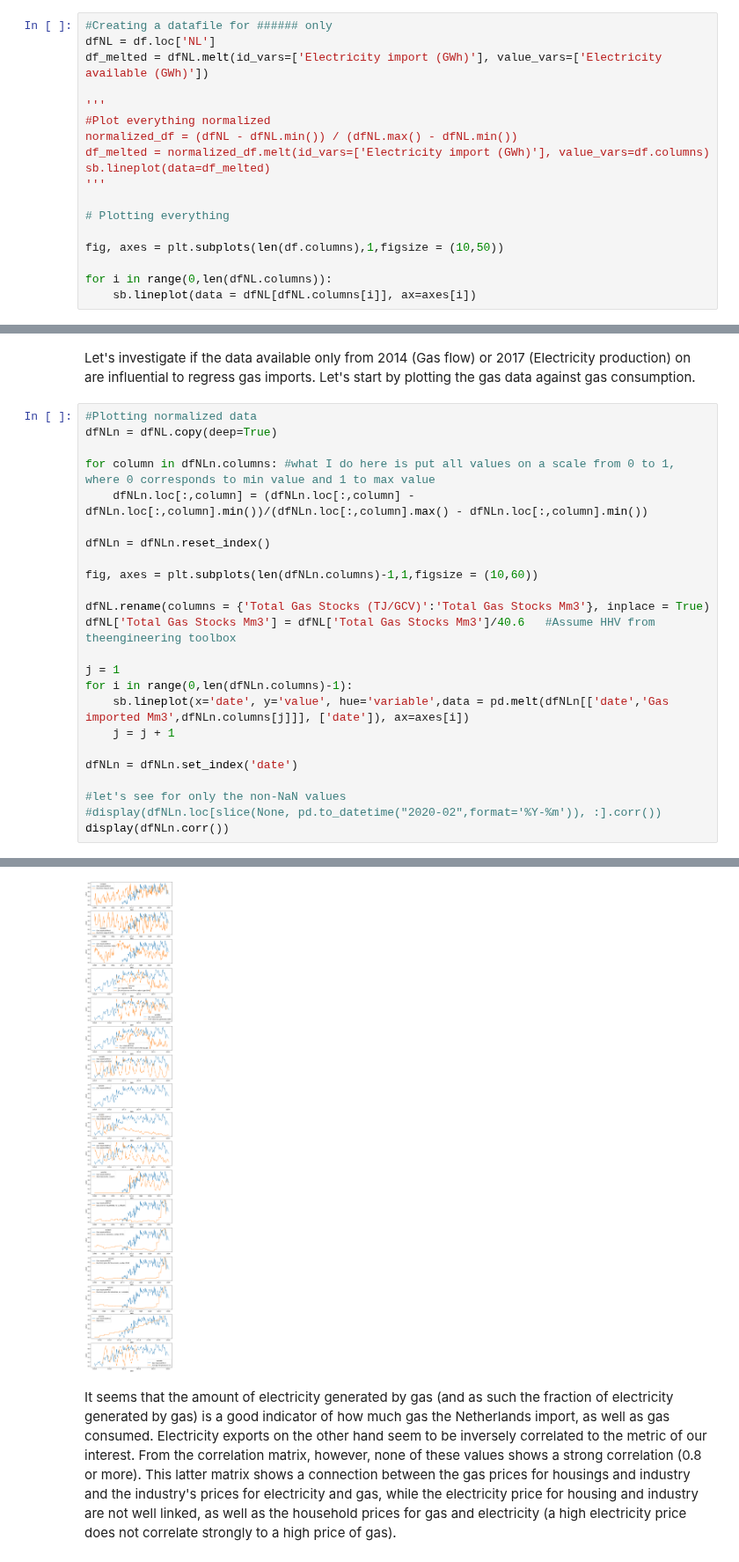
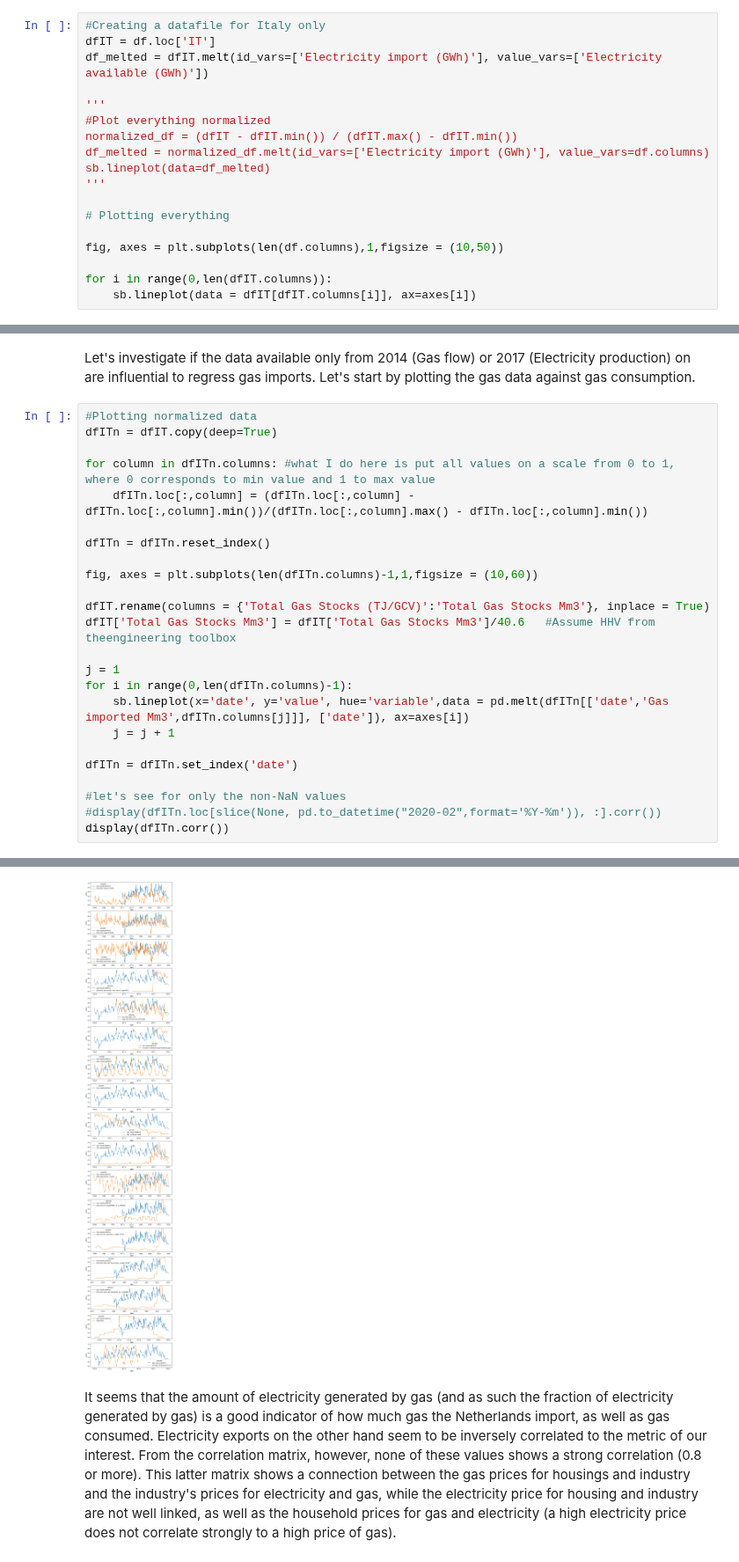
Before and after one commit to gaya22/Project_3_SEne, a Jupyter notebook: 03_exploring_features.ipynb, the cells around one changed output, grey strips where cells are left out. Shown at 88% size. Drawn from its saved outputs; the diff is of its cells as text.

```diff
--- a/03_exploring_features.ipynb
+++ b/03_exploring_features.ipynb
@@ -202,11 +202,11 @@ The Netherlands, Germany and Latvia have the most complete data on this front. O
 # %%
-#Creating a datafile for ###### only
-dfNL = df.loc['NL']
-df_melted = dfNL.melt(id_vars=['Electricity import (GWh)'], value_vars=['Electricity available (GWh)'])
+#Creating a datafile for Italy only
+dfIT = df.loc['IT']
+df_melted = dfIT.melt(id_vars=['Electricity import (GWh)'], value_vars=['Electricity available (GWh)'])
 
 '''
 #Plot everything normalized
-normalized_df = (dfNL - dfNL.min()) / (dfNL.max() - dfNL.min())
+normalized_df = (dfIT - dfIT.min()) / (dfIT.max() - dfIT.min())
 df_melted = normalized_df.melt(id_vars=['Electricity import (GWh)'], value_vars=df.columns)
 sb.lineplot(data=df_melted)
 '''
@@ -215,6 +215,6 @@ sb.lineplot(data=df_melted)
 
 fig, axes = plt.subplots(len(df.columns),1,figsize = (10,50))
 
-for i in range(0,len(dfNL.columns)):
-    sb.lineplot(data = dfNL[dfNL.columns[i]], ax=axes[i])
+for i in range(0,len(dfIT.columns)):
+    sb.lineplot(data = dfIT[dfIT.columns[i]], ax=axes[i])
 # %% [output]
@@ -223,27 +223,27 @@ for i in range(0,len(dfNL.columns)):
 Let's investigate if the data available only from 2014 (Gas flow) or 2017 (Electricity production) on are influential to regress gas imports. Let's start by plotting the gas data against gas consumption.
 # %%
 #Plotting normalized data
-dfNLn = dfNL.copy(deep=True)
+dfITn = dfIT.copy(deep=True)
 
-for column in dfNLn.columns: #what I do here is put all values on a scale from 0 to 1, where 0 corresponds to min value and 1 to max value
-    dfNLn.loc[:,column] = (dfNLn.loc[:,column] - dfNLn.loc[:,column].min())/(dfNLn.loc[:,column].max() - dfNLn.loc[:,column].min())
+for column in dfITn.columns: #what I do here is put all values on a scale from 0 to 1, where 0 corresponds to min value and 1 to max value
+    dfITn.loc[:,column] = (dfITn.loc[:,column] - dfITn.loc[:,column].min())/(dfITn.loc[:,column].max() - dfITn.loc[:,column].min())
 
-dfNLn = dfNLn.reset_index()
+dfITn = dfITn.reset_index()
 
-fig, axes = plt.subplots(len(dfNLn.columns)-1,1,figsize = (10,60))
+fig, axes = plt.subplots(len(dfITn.columns)-1,1,figsize = (10,60))
 
-dfNL.rename(columns = {'Total Gas Stocks (TJ/GCV)':'Total Gas Stocks Mm3'}, inplace = True)
-dfNL['Total Gas Stocks Mm3'] = dfNL['Total Gas Stocks Mm3']/40.6   #Assume HHV from theengineering toolbox
+dfIT.rename(columns = {'Total Gas Stocks (TJ/GCV)':'Total Gas Stocks Mm3'}, inplace = True)
+dfIT['Total Gas Stocks Mm3'] = dfIT['Total Gas Stocks Mm3']/40.6   #Assume HHV from theengineering toolbox
 
 j = 1
-for i in range(0,len(dfNLn.columns)-1):
-    sb.lineplot(x='date', y='value', hue='variable',data = pd.melt(dfNLn[['date','Gas imported Mm3',dfNLn.columns[j]]], ['date']), ax=axes[i])
+for i in range(0,len(dfITn.columns)-1):
+    sb.lineplot(x='date', y='value', hue='variable',data = pd.melt(dfITn[['date','Gas imported Mm3',dfITn.columns[j]]], ['date']), ax=axes[i])
     j = j + 1
 
-dfNLn = dfNLn.set_index('date')
+dfITn = dfITn.set_index('date')
 
 #let's see for only the non-NaN values
-#display(dfNLn.loc[slice(None, pd.to_datetime("2020-02",format='%Y-%m')), :].corr())
-display(dfNLn.corr())
+#display(dfITn.loc[slice(None, pd.to_datetime("2020-02",format='%Y-%m')), :].corr())
+display(dfITn.corr())
 # %% [output]
 |  | Electricity import (GWh) | Electricity export (GWh) | Electricity available (GWh) | Electricity generated from natura... | ... |
@@ -267,4 +267,4 @@ display(dfNLn.corr())
-[figure, old version]
+[figure, new version]
 # %% [markdown]
 It seems that the amount of electricity generated by gas (and as such the fraction of electricity generated by gas) is a good indicator of how much gas the Netherlands import, as well as gas consumed. Electricity exports on the other hand seem to be inversely correlated to the metric of our interest. From the correlation matrix, however, none of these values shows a strong correlation (0.8 or more). This latter matrix shows a connection between the gas prices for housings and industry and the industry's prices for electricity and gas, while the electricity price for housing and industry are not well linked, as well as the household prices for gas and electricity (a high electricity price does not correlate strongly to a high price of gas).
 # %%
```
Also changed, not shown: parts of 9 cells of this notebook, 1 other file.
